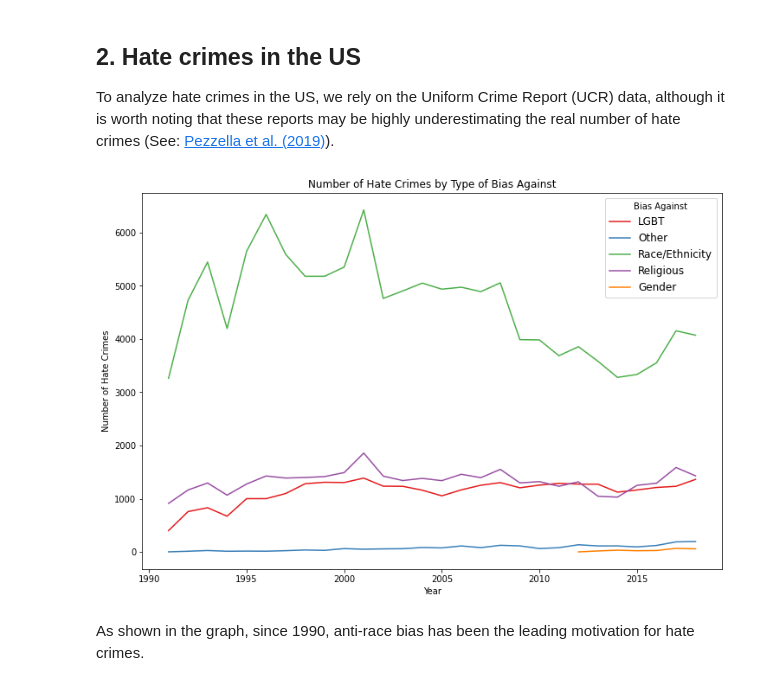
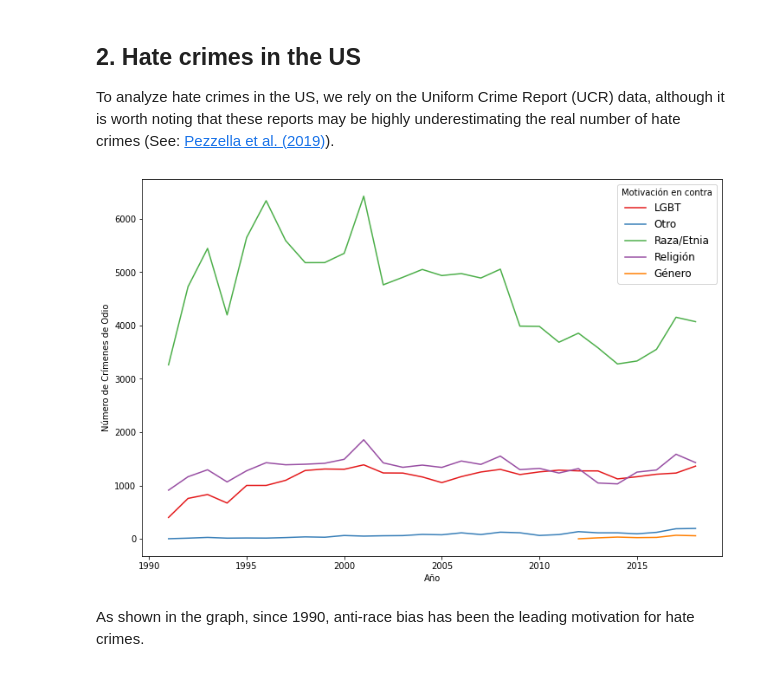
Before and after one commit to jramtos/hate_groups, a Jupyter notebook: analysis_hate_data.ipynb, the cells around one changed output. Drawn from its saved outputs; the diff is of its cells as text; code cells hidden in the pictures.

```diff
--- a/analysis_hate_data.ipynb
+++ b/analysis_hate_data.ipynb
@@ -245,14 +245,14 @@ counts = hc.groupby(['DATA_YEAR', 'cat']).size().reset_index(name='count')
 # %%
 fig, ax = plt.subplots(figsize=(12,8))
 sns.lineplot(x="DATA_YEAR", y="count", hue='cat', data=counts, ax=ax, palette='Set1')
-ax.legend(labels=['LGBT', 'Other', 'Race/Ethnicity', 'Religious', 'Gender'],
-          title='Bias Against', prop={'size':12})
-plt.xlabel('Year')
-plt.ylabel('Number of Hate Crimes')
-plt.title('Number of Hate Crimes by Type of Bias Against')
+ax.legend(labels=['LGBT', 'Otro', 'Raza/Etnia', 'Religión', 'Género'],
+          title='Motivación en contra', prop={'size':12})
+plt.xlabel('Año')
+plt.ylabel('Número de Crímenes de Odio')
+#plt.title('Número de Crímenes de odio por tipo de motivación')
 plt.show()
 # %% [output]
-[figure, old version]
+[figure, new version]
 # %% [markdown]
 As shown in the graph, since 1990, anti-race bias has been the leading motivation for hate crimes.
 # %% [markdown]
```
